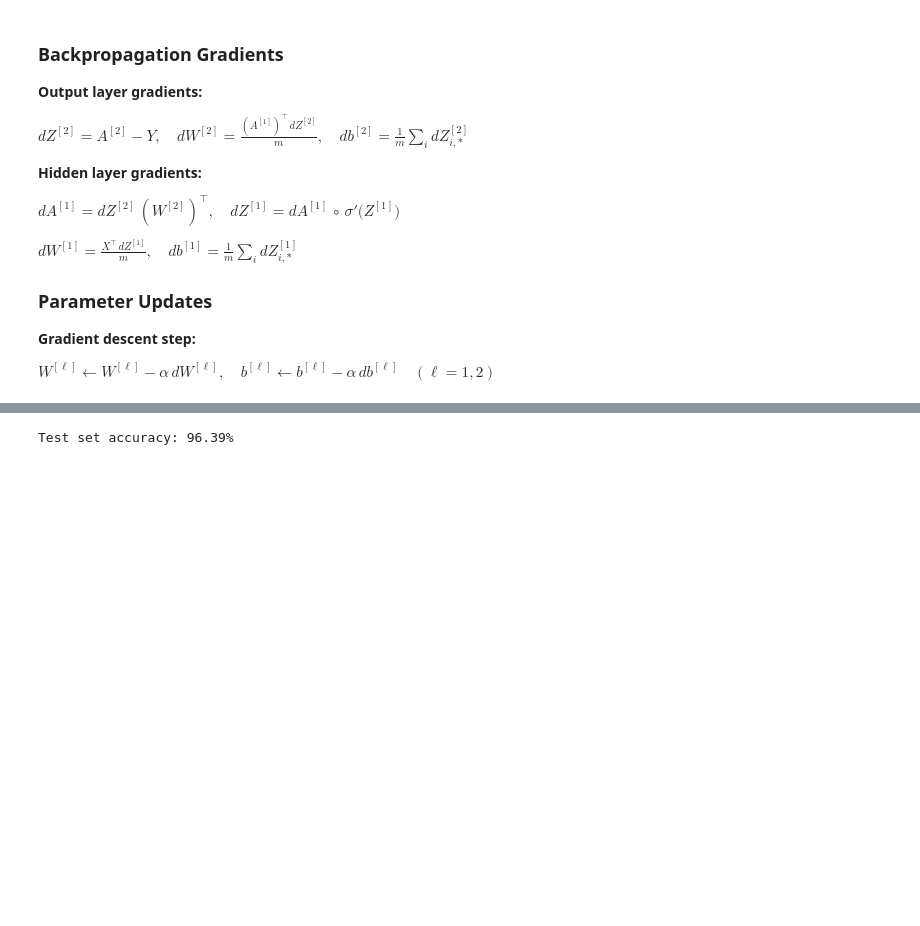
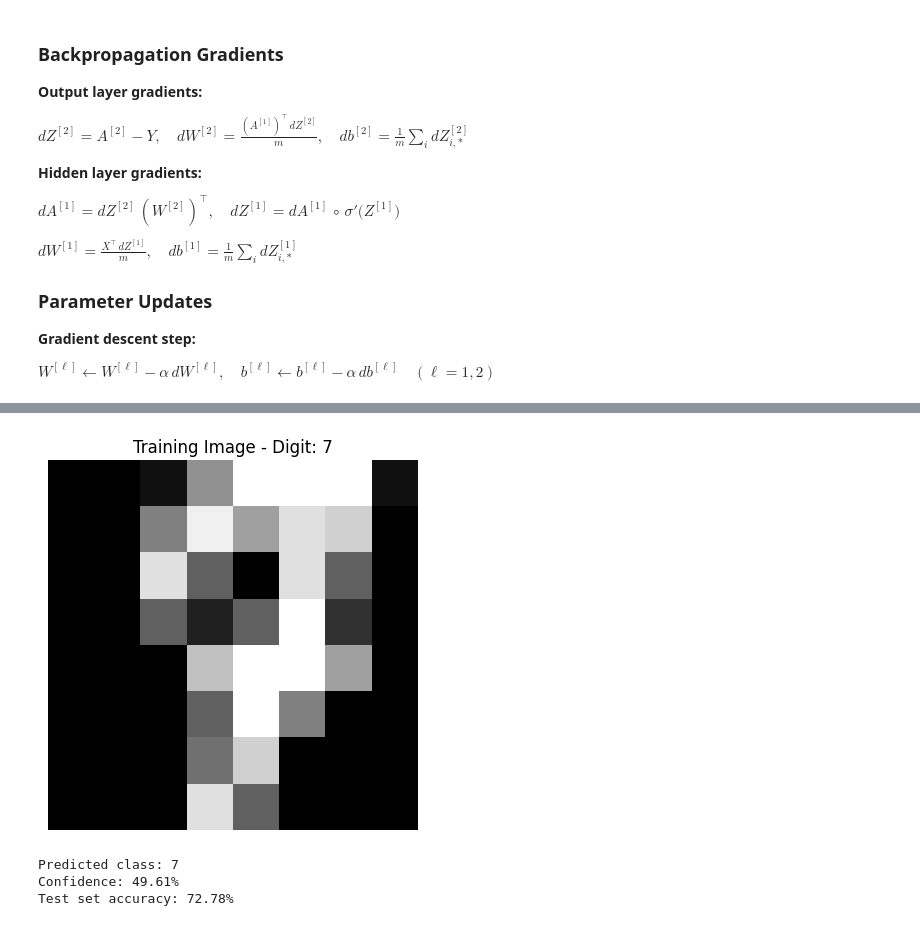
Before and after one commit to zkoenigxd/Neural_Net_From_Scratch, a Jupyter notebook: main.ipynb, the cells around one changed output, grey strips where cells are left out. Saved outputs shown, nothing was run; the diff lists cells and outputs as text; code cells hidden in the pictures; blank space fills up the shorter version.

```diff
--- a/main.ipynb
+++ b/main.ipynb
@@ -417,23 +374,22 @@ With 80.24 percent confidence
 # %%
-# --- Perform Predictions on the Test Set Using the Loaded Weights ---
-# Forward pass:
-# 1. Compute activations for the hidden layer.
-Z1 = np.dot(image_validatoin_set, input_layer_weights) + input_layer_biases   # Linear combination for the hidden layer.
-A1 = sigmoid(Z1)              # Apply sigmoid activation.
+# --- Perform Predictions on the Validation Set Using the Loaded Weights ---
+predictions = neural_network.predict(image_validatoin_set)  # Fix the spelling of 'validation'
 
-# 2. Compute activations for the output layer.
-Z2 = np.dot(A1, hidden_layer_weights) + hidden_layer_biases       # Linear combination for the output layer.
-A2 = sigmoid(Z2)              # Output activations.
-
-# The predicted class for each sample is the one with the highest activation.
-predictions = np.argmax(A2, axis=1)
+# Calculate the accuracy of the model on the test set.
+# Convert the one-hot encoded labels to integer labels.
 true_labels = np.argmax(labels_validation_set, axis=1)
 
-# Calculate the accuracy of the model on the test set.
+# Test a single image (this is just for visualization/testing purposes)
+test_single_image()
+
+# Accuracy Calculation
 accuracy = np.mean(predictions == true_labels)
 print("Test set accuracy: {:.2f}%".format(accuracy * 100))
 # %% [output]
+[figure, added]
-Test set accuracy: 96.39%
+Predicted class: 7
+Confidence: 49.61%
+Test set accuracy: 72.78%
 # %%
 def plot_confidence_comparison(probabilities, true_labels, bins=20):
     """
```
Also changed, not shown: parts of 13 cells of this notebook, 6 other files.
